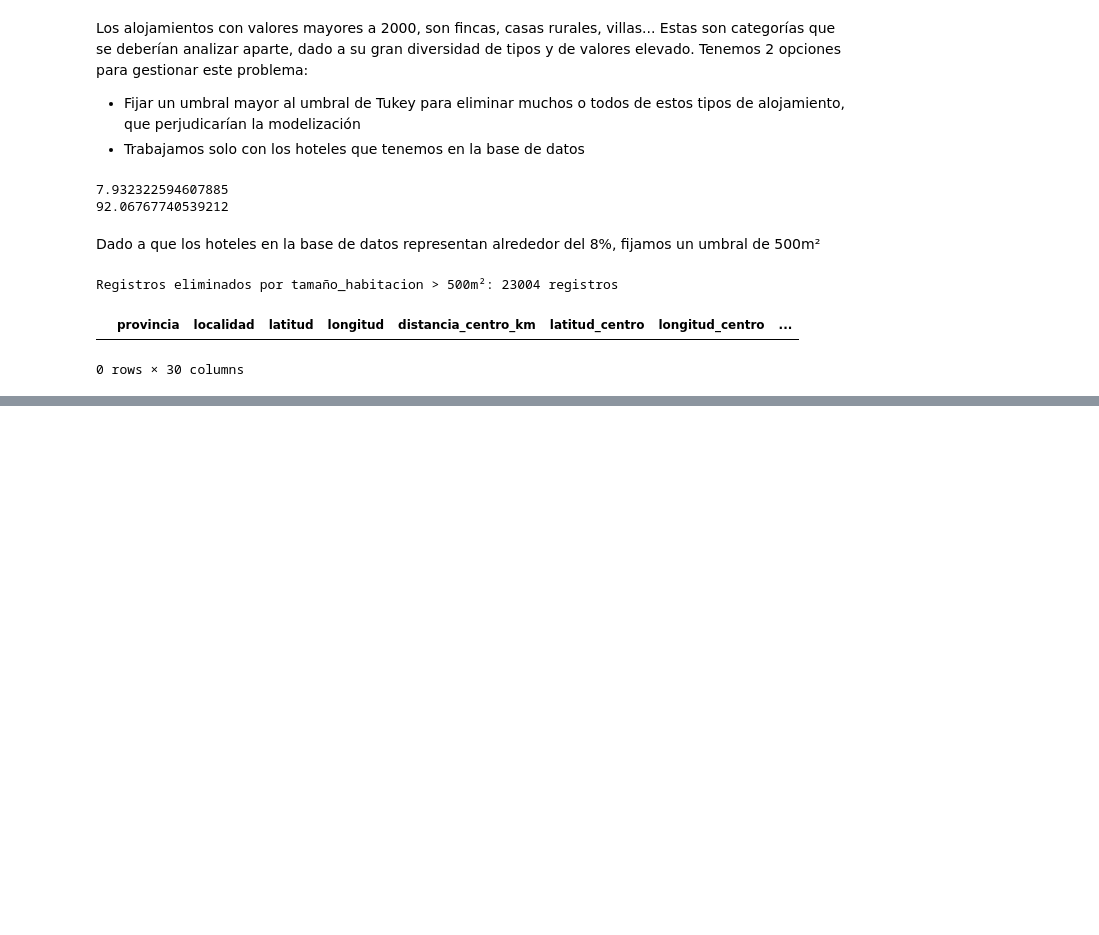
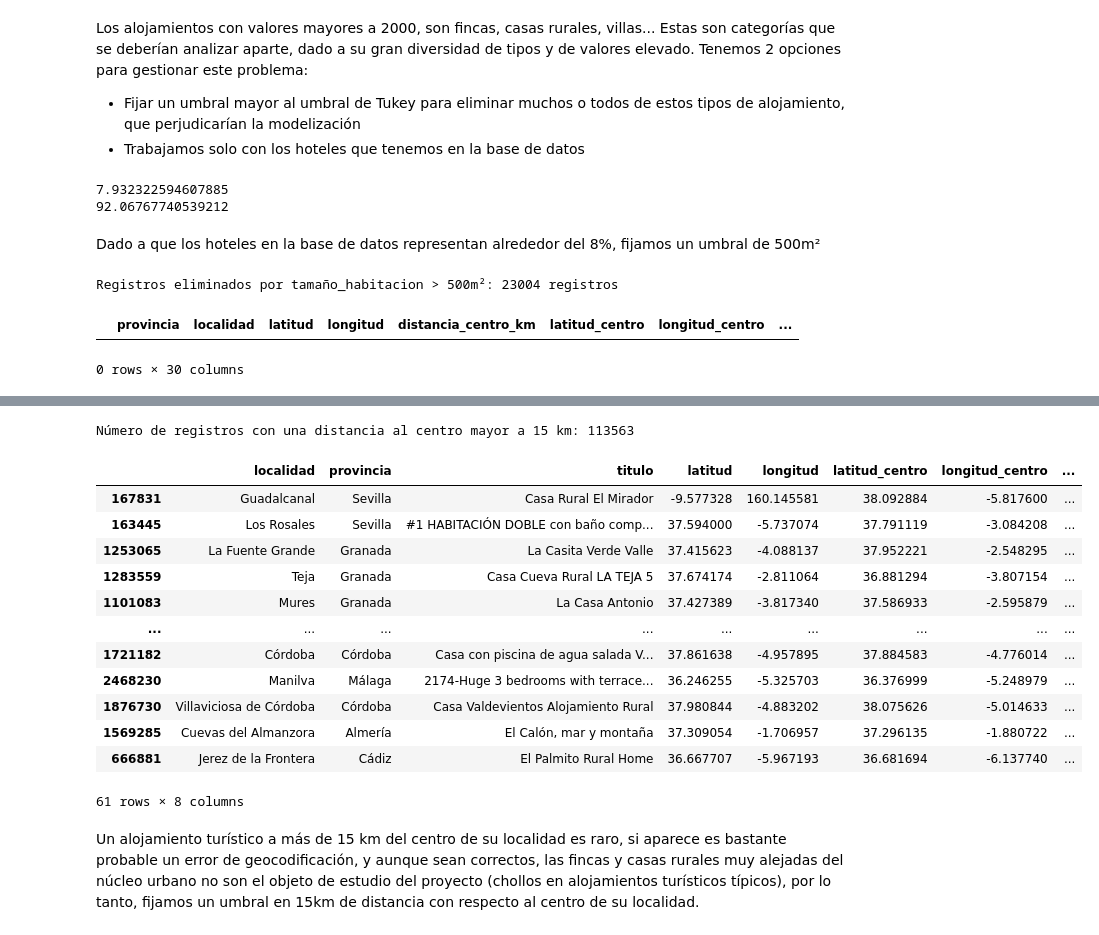
Before and after one commit to Marjimleo3/TFG, a Jupyter notebook: TFG_Chollos/Cleaning/Analizador.ipynb, the cells around one changed output, grey strips where cells are left out. Drawn from its saved outputs; the diff is of its cells as text; code cells hidden in the pictures; blank space fills up the shorter version.

```diff
--- a/TFG_Chollos/Cleaning/Analizador.ipynb
+++ b/TFG_Chollos/Cleaning/Analizador.ipynb
@@ -137,0 +178,21 @@ KeyboardInterrupt:
+# %%
+outliers_15 = df[df['distancia_centro_km'] > 15][['localidad', 'provincia', 'titulo', 'latitud', 'longitud', 'latitud_centro', 'longitud_centro', 'distancia_centro_km']]
+print('Número de registros con una distancia al centro mayor a 15 km:', len(outliers_15))
+outliers_15.drop_duplicates(subset='localidad').sort_values('distancia_centro_km', ascending=False)
+# %% [output]
+Número de registros con una distancia al centro mayor a 15 km: 113563
+|  | localidad | provincia | titulo | latitud | longitud | latitud_centro | longitud_centro | ... |
+| 167831 | Guadalcanal | Sevilla | Casa Rural El Mirador | -9.577328 | 160.145581 | 38.092884 | -5.817600 | ... |
+| 163445 | Los Rosales | Sevilla | #1 HABITACIÓN DOBLE con baño comp... | 37.594000 | -5.737074 | 37.791119 | -3.084208 | ... |
+| 1253065 | La Fuente Grande | Granada | La Casita Verde Valle | 37.415623 | -4.088137 | 37.952221 | -2.548295 | ... |
+| 1283559 | Teja | Granada | Casa Cueva Rural LA TEJA 5 | 37.674174 | -2.811064 | 36.881294 | -3.807154 | ... |
+| 1101083 | Mures | Granada | La Casa Antonio | 37.427389 | -3.817340 | 37.586933 | -2.595879 | ... |
+| ... | ... | ... | ... | ... | ... | ... | ... | ... |
+| 1721182 | Córdoba | Córdoba | Casa con piscina de agua salada V... | 37.861638 | -4.957895 | 37.884583 | -4.776014 | ... |
+| 2468230 | Manilva | Málaga | 2174-Huge 3 bedrooms with terrace... | 36.246255 | -5.325703 | 36.376999 | -5.248979 | ... |
+| 1876730 | Villaviciosa de Córdoba | Córdoba | Casa Valdevientos Alojamiento Rural | 37.980844 | -4.883202 | 38.075626 | -5.014633 | ... |
+| 1569285 | Cuevas del Almanzora | Almería | El Calón, mar y montaña | 37.309054 | -1.706957 | 37.296135 | -1.880722 | ... |
+| 666881 | Jerez de la Frontera | Cádiz | El Palmito Rural Home | 36.667707 | -5.967193 | 36.681694 | -6.137740 | ... |
+61 rows × 8 columns
+# %% [markdown]
+Un alojamiento turístico a más de 15 km del centro de su localidad es raro, si aparece es bastante probable un error de geocodificación, y aunque sean correctos, las fincas y casas rurales muy alejadas del núcleo urbano no son el objeto de estudio del proyecto (chollos en alojamientos turísticos típicos), por lo tanto, fijamos un umbral en 15km de distancia con respecto al centro de su localidad.
```
Also changed, not shown: parts of 11 cells of this notebook, 4 other files.
